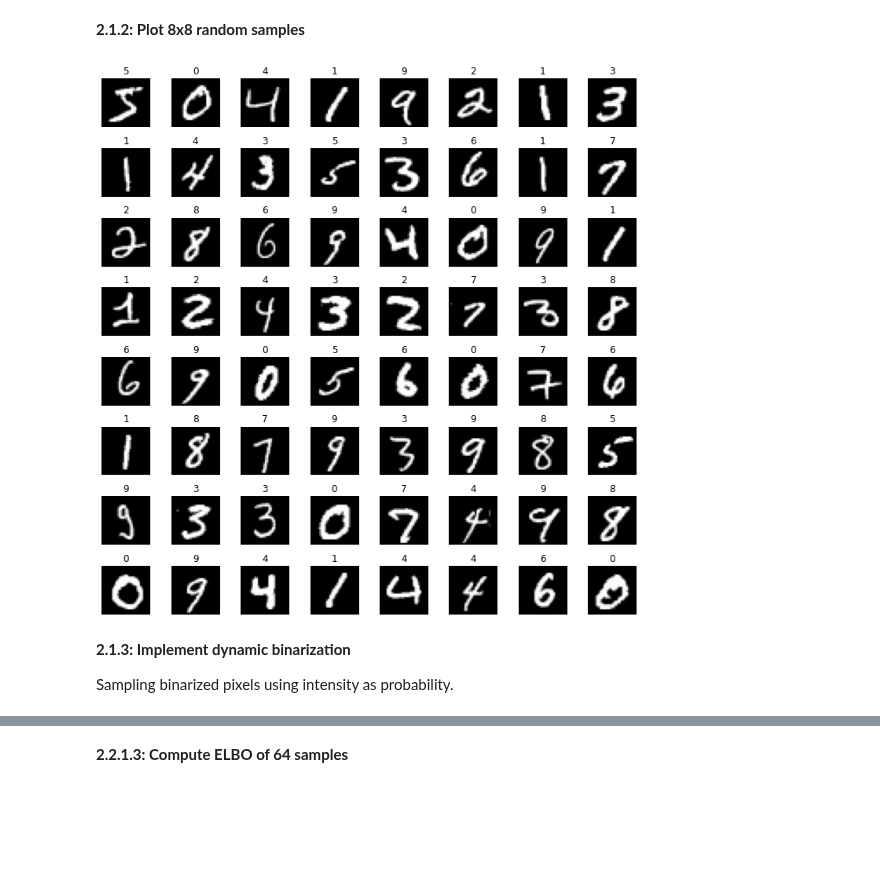
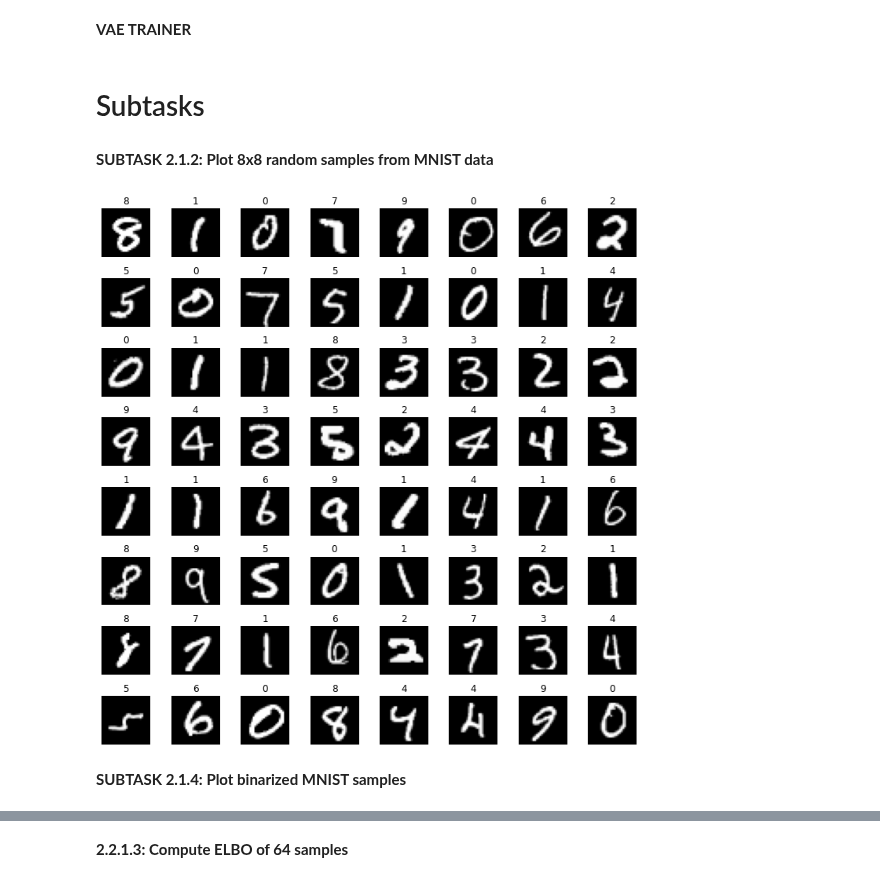
Before and after one commit to MrGorkajuice/DTU_VAE, a Jupyter notebook: VAE_Eksamen.ipynb, the cells around one changed output, grey strips where cells are left out. Saved outputs shown, nothing was run; the diff lists cells and outputs as text; code cells hidden in the pictures; blank space fills up the shorter version.

Commit message:
Restructuring notebook
WIP - Moving core code to front of notebook to seperate execution from implementation

```diff
--- a/VAE_Eksamen.ipynb
+++ b/VAE_Eksamen.ipynb
@@ -62,0 +90,6 @@ plt.tight_layout()
+# %%
+# Non-binarized dataloader
+indices_train = list(range(len(mnist_train_data))) # 60000
+mnist_train_loader = DataLoader(mnist_train_data,
+                                batch_size = 64,
+                                sampler = SubsetRandomSampler(indices_train))
@@ -85,0 +218,2 @@ class ReparameterizedDiagonalGaussian(Distribution):
+# %% [markdown]
+**VAE TRAINER**
@@ -86,24 +257,22 @@ class ReparameterizedDiagonalGaussian(Distribution):
+# %% [markdown]
+# Subtasks
 # %% [markdown]
-**2.1.2: Plot 8x8 random samples**
+**SUBTASK 2.1.2: Plot 8x8 random samples from MNIST data**
 # %%
-#from torch.utils.data import DataLoader
+images, labels = next(iter(mnist_train_loader))
 
-mnist_train_loader = DataLoader(mnist_train_data, batch_size = 64)
-images, labels = next(iter(mnist_train_loader))
 fig, axs = plt.subplots(8, 8, figsize=(10, 10), squeeze=False)
 i = 0
 for ax in axs.flat:
     ax.imshow(images[i], cmap='gray')
     ax.set_title("%s" % (labels[i].item()))
     ax.axis('off')
     i += 1
 plt.tight_layout()
 # %% [output]
-[figure, old version]
+[figure, new version]
-# %% [markdown]
-**2.1.3: Implement dynamic binarization**
-
-Sampling binarized pixels using intensity as probability.
+# %% [markdown]
+**SUBTASK 2.1.4: Plot binarized MNIST samples**
 # %%
 # Plot same image a couple of times to verify we are doing statistical sampling every time the image is drawn
 fig, axs = plt.subplots(1, 4, figsize=(12, 3), squeeze=False)
```
Also changed, not shown: parts of 33 cells of this notebook.
